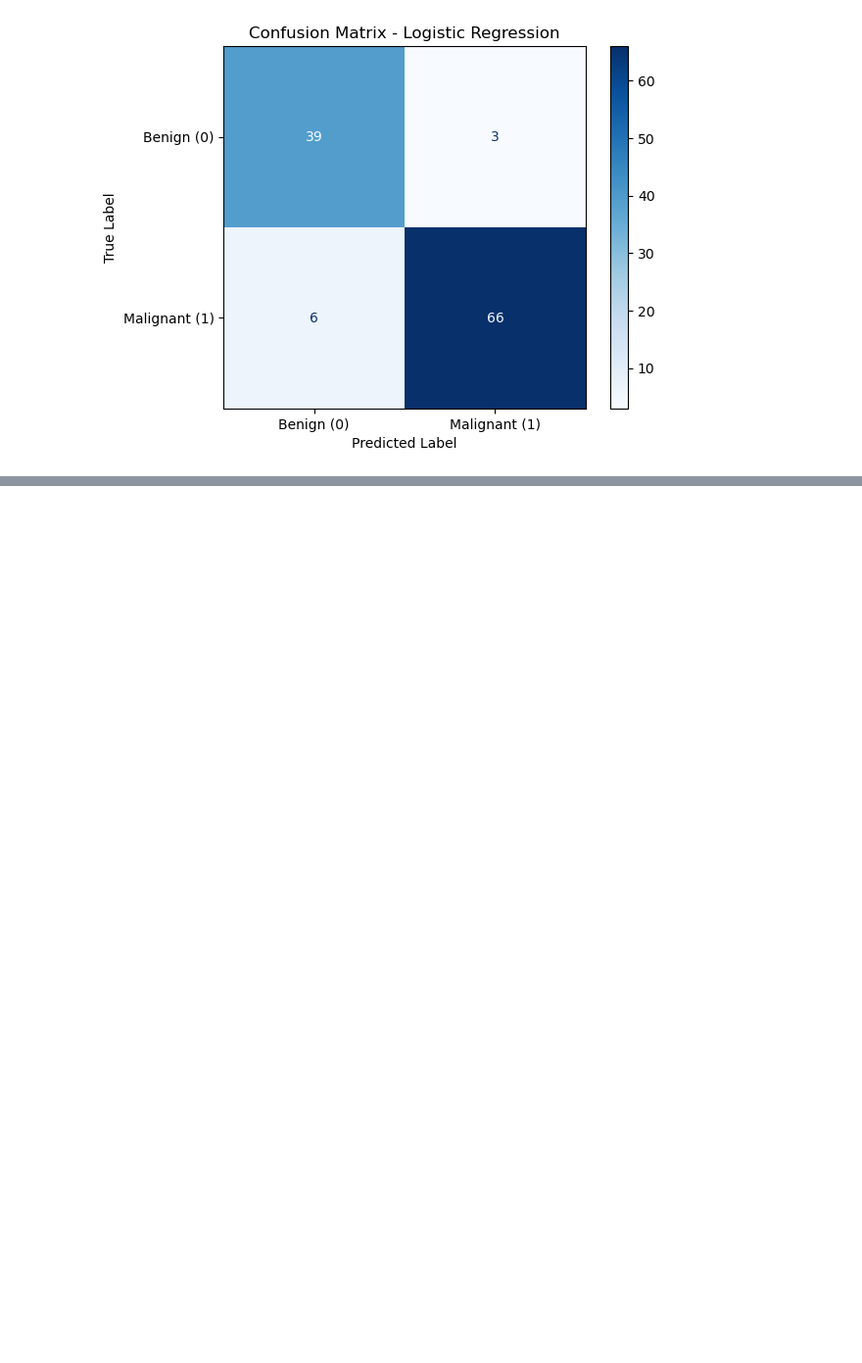
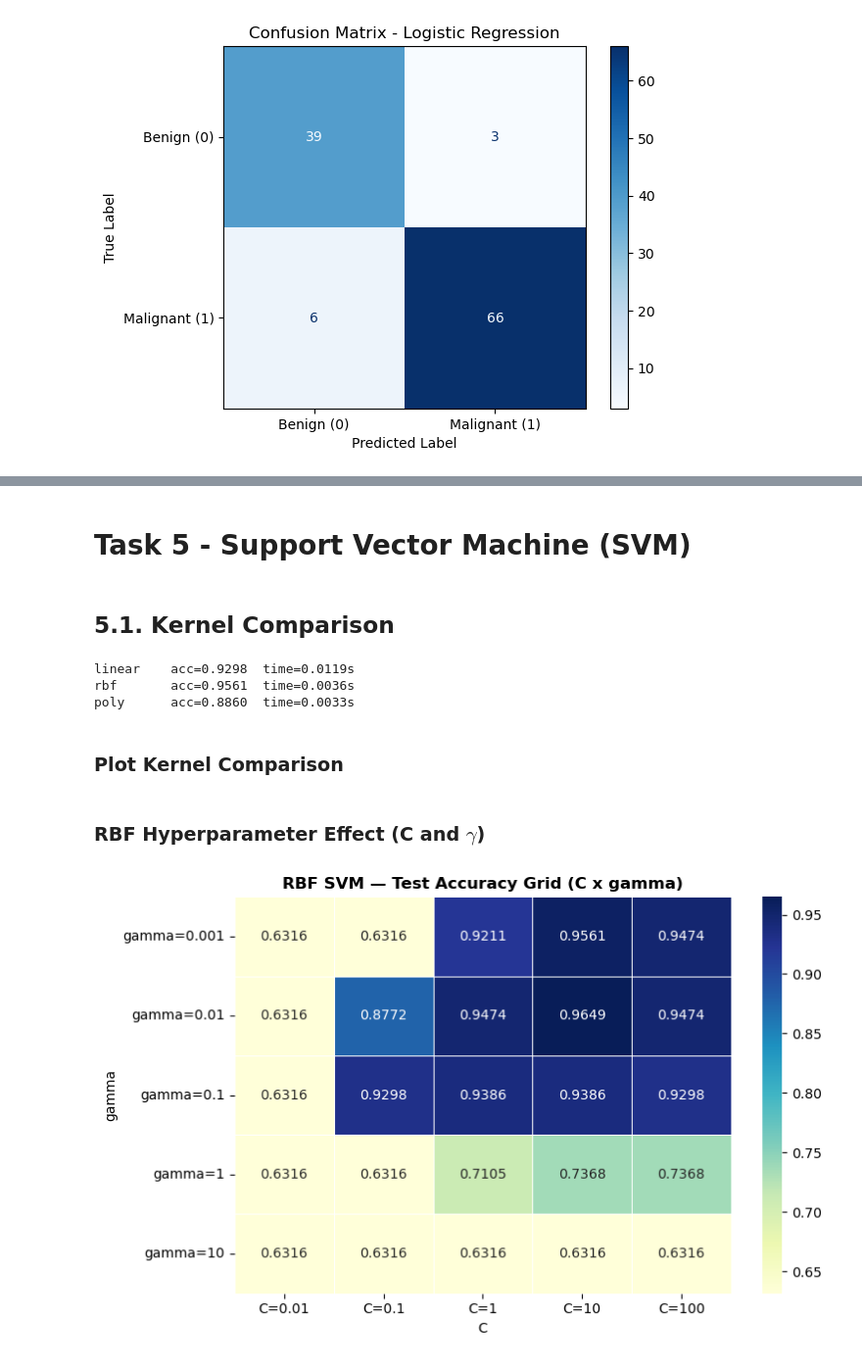
Before and after one commit to Joaomuianga/ML-team-collaboration, a Jupyter notebook: 2_SupervisedLearning/notebooks/Team11_SupervisedLearning_Notebook.ipynb, the cells around one changed output, grey strips where cells are left out. Shown at 98% size. Cells and saved outputs as stored; diff of their text form; code cells hidden in the pictures; blank space fills up the shorter version.

Commit message:
add tasks 1-6 to final notebook

```diff
--- a/2_SupervisedLearning/notebooks/Team11_SupervisedLearning_Notebook.ipynb
+++ b/2_SupervisedLearning/notebooks/Team11_SupervisedLearning_Notebook.ipynb
@@ -573,0 +745,57 @@ The model demonstrates strong predictive capability and is well-suited for class
+# %% [markdown]
+# Task 5 - Support Vector Machine (SVM)
+# %% [markdown]
+## 5.1. Kernel Comparison
+# %%
+kernels = ['linear', 'rbf', 'poly']
+kernel_results = []
+
+for kernel in kernels:
+    svm = SVC(kernel=kernel, C=1.0, degree=3, gamma='scale', random_state=42)
+
+    t0 = time.perf_counter()
+    svm.fit(X_train, y_train)
+    train_time = time.perf_counter() - t0
+
+    y_pred = svm.predict(X_test)
+    acc    = accuracy_score(y_test, y_pred)
+
+    kernel_results.append({
+        'Kernel'        : kernel.capitalize(),
+        'Accuracy'      : round(acc, 4),
+        'Training Time (s)': round(train_time, 4)
+    })
+    print(f"{kernel:8s}  acc={acc:.4f}  time={train_time:.4f}s")
+# %% [output]
+linear    acc=0.9298  time=0.0119s
+rbf       acc=0.9561  time=0.0036s
+poly      acc=0.8860  time=0.0033s
+# %% [markdown]
+### Plot Kernel Comparison
+# %% [markdown]
+### RBF Hyperparameter Effect (C and $\gamma$)
+# %%
+C_vals     = [0.01, 0.1, 1, 10, 100]
+gamma_vals = [0.001, 0.01, 0.1, 1, 10]
+
+grid = np.zeros((len(gamma_vals), len(C_vals)))
+
+for i, g in enumerate(gamma_vals):
+    for j, c in enumerate(C_vals):
+        model = SVC(kernel='rbf', C=c, gamma=g, random_state=42)
+        model.fit(X_train, y_train)
+        grid[i, j] = accuracy_score(y_test, model.predict(X_test))
+
+df_grid = pd.DataFrame(grid,
+                        index  =[f'gamma={g}' for g in gamma_vals],
+                        columns=[f'C={c}'     for c in C_vals])
+
+plt.figure(figsize=(8, 5))
+sns.heatmap(df_grid, annot=True, fmt='.4f', cmap='YlGnBu', linewidths=0.5)
+plt.title('RBF SVM — Test Accuracy Grid (C x gamma)', fontweight='bold')
+plt.xlabel('C')
+plt.ylabel('gamma')
+plt.tight_layout()
+plt.show()
+# %% [output]
+[figure, added]
```
Also changed, not shown: parts of 55 cells of this notebook.
